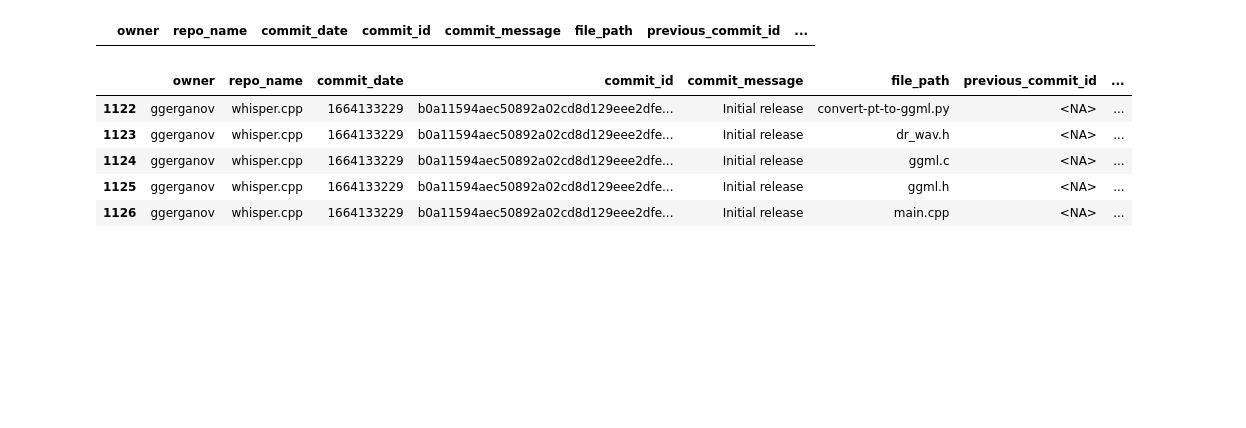
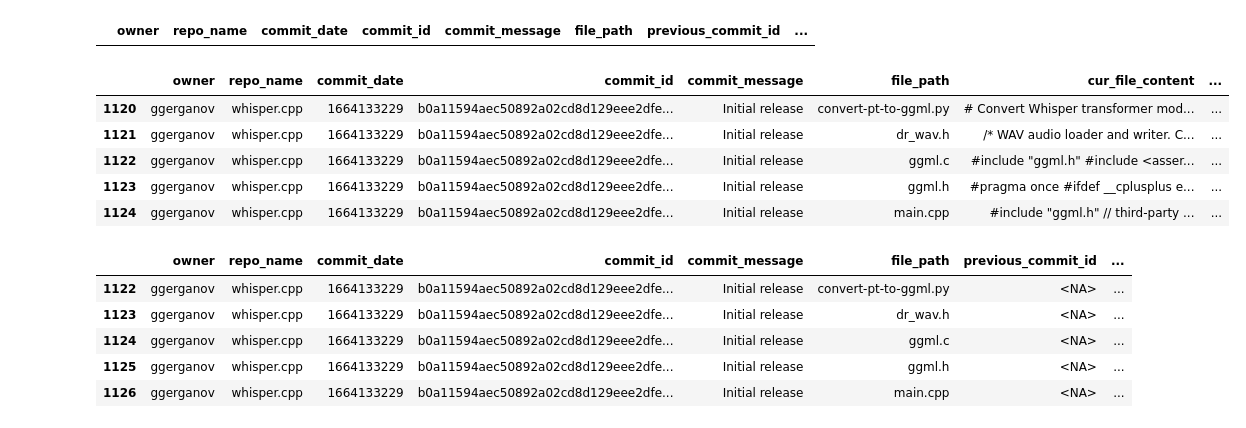
Before and after one commit to Siddharth-Gandhi/ds, a Jupyter notebook: notebooks/temp.ipynb, the cells around one changed output. Saved outputs shown, nothing was run; the diff lists cells and outputs as text; code cells hidden in the pictures; blank space fills up the shorter version.

```diff
--- a/notebooks/temp.ipynb
+++ b/notebooks/temp.ipynb
@@ -342,6 +326,15 @@ gg_df[~gg_df['commit_id'].isin(gg_commit_ids)]
 for commit_id in gg_commit_ids:
     if commit_id not in gg_df['commit_id'].values:
         print(commit_id)
+# %%
+gg_df[gg_df['commit_id'] == 'b0a11594aec50892a02cd8d129eee2dfe93a8bb8']
+# %% [output]
+|  | owner | repo_name | commit_date | commit_id | commit_message | file_path | cur_file_content | ... |
+| 1120 | ggerganov | whisper.cpp | 1664133229 | b0a11594aec50892a02cd8d129eee2dfe... | Initial release | convert-pt-to-ggml.py | # Convert Whisper transformer mod... | ... |
+| 1121 | ggerganov | whisper.cpp | 1664133229 | b0a11594aec50892a02cd8d129eee2dfe... | Initial release | dr_wav.h | /* WAV audio loader and writer. C... | ... |
+| 1122 | ggerganov | whisper.cpp | 1664133229 | b0a11594aec50892a02cd8d129eee2dfe... | Initial release | ggml.c | #include "ggml.h" #include <asser... | ... |
+| 1123 | ggerganov | whisper.cpp | 1664133229 | b0a11594aec50892a02cd8d129eee2dfe... | Initial release | ggml.h | #pragma once #ifdef __cplusplus e... | ... |
+| 1124 | ggerganov | whisper.cpp | 1664133229 | b0a11594aec50892a02cd8d129eee2dfe... | Initial release | main.cpp | #include "ggml.h" // third-party ... | ... |
 # %%
 gg_df[gg_df['commit_id'] == 'b0a11594aec50892a02cd8d129eee2dfe93a8bb8']
 # %% [output]
```
Also changed, not shown: parts of 30 cells of this notebook, 2 other files.
